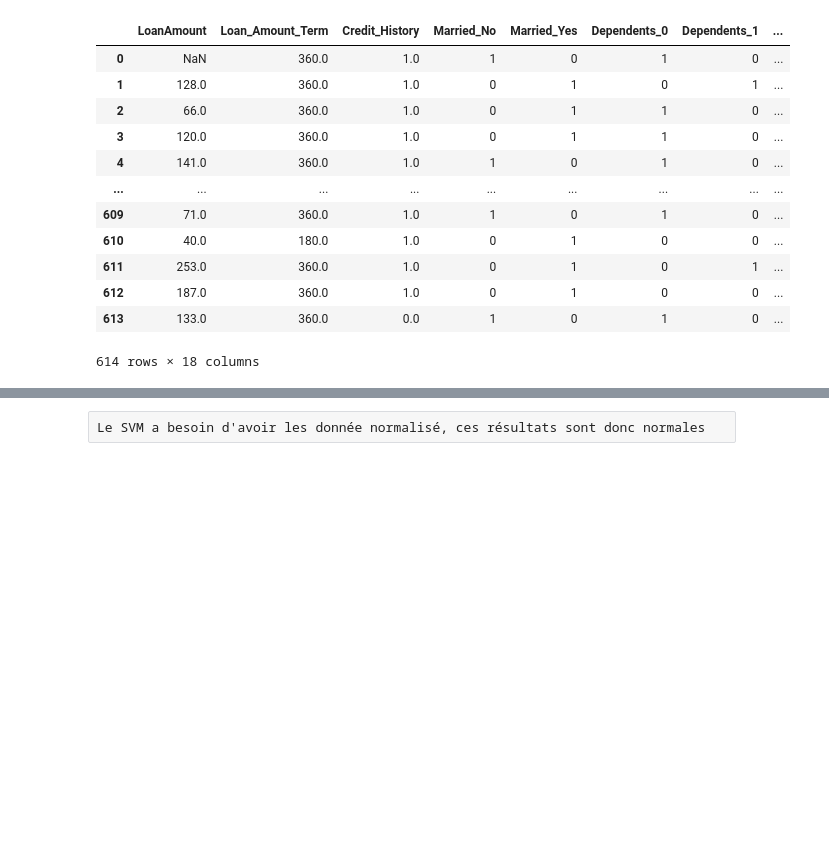
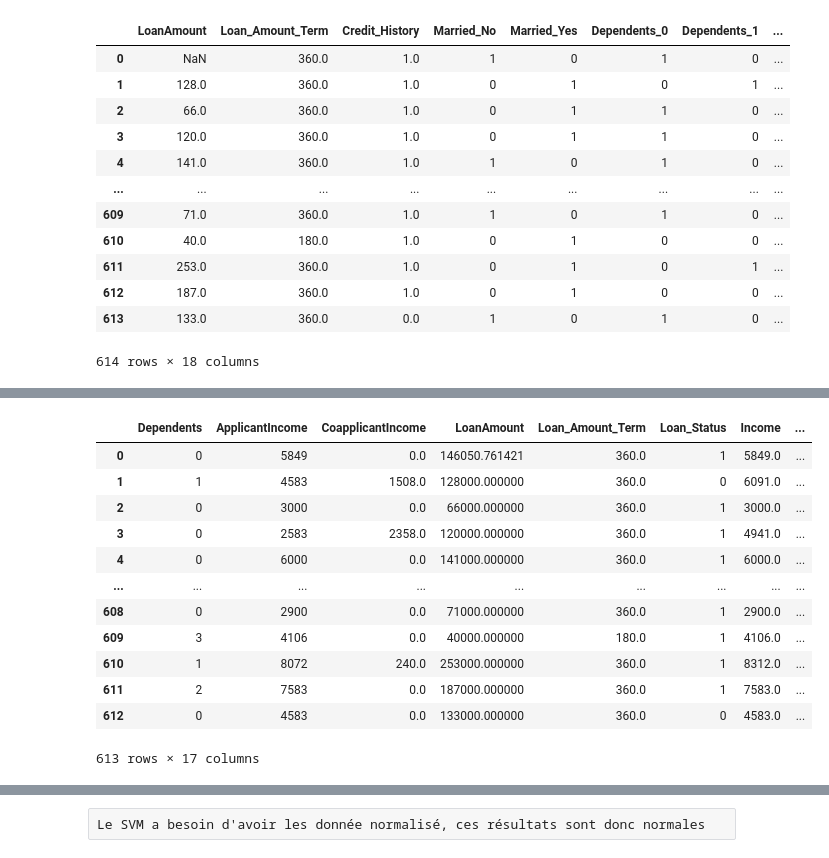
Before and after one commit to Noctwis/finances, a Jupyter notebook: P3/2 - P3_Demise(brouillon).ipynb, the cells around one changed output, grey strips where cells are left out. Cells and saved outputs as stored; diff of their text form; code cells hidden in the pictures; blank space fills up the shorter version.

```diff
--- a/P3/2 - P3_Demise(brouillon).ipynb
+++ b/P3/2 - P3_Demise(brouillon).ipynb
@@ -127,6 +127,22 @@ X = df_demise.drop("Loan_Status", axis=1)
 y = df_demise["Loan_Status"]
 # %%
 X_train, X_test, y_train, y_test = train_test_split(X, y, test_size = 0.2, random_state = 0)
+# %%
+df_demise
+# %% [output]
+|  | Dependents | ApplicantIncome | CoapplicantIncome | LoanAmount | Loan_Amount_Term | Loan_Status | Income | ... |
+| 0 | 0 | 5849 | 0.0 | 146050.761421 | 360.0 | 1 | 5849.0 | ... |
+| 1 | 1 | 4583 | 1508.0 | 128000.000000 | 360.0 | 0 | 6091.0 | ... |
+| 2 | 0 | 3000 | 0.0 | 66000.000000 | 360.0 | 1 | 3000.0 | ... |
+| 3 | 0 | 2583 | 2358.0 | 120000.000000 | 360.0 | 1 | 4941.0 | ... |
+| 4 | 0 | 6000 | 0.0 | 141000.000000 | 360.0 | 1 | 6000.0 | ... |
+| ... | ... | ... | ... | ... | ... | ... | ... | ... |
+| 608 | 0 | 2900 | 0.0 | 71000.000000 | 360.0 | 1 | 2900.0 | ... |
+| 609 | 3 | 4106 | 0.0 | 40000.000000 | 180.0 | 1 | 4106.0 | ... |
+| 610 | 1 | 8072 | 240.0 | 253000.000000 | 360.0 | 1 | 8312.0 | ... |
+| 611 | 2 | 7583 | 0.0 | 187000.000000 | 360.0 | 1 | 7583.0 | ... |
+| 612 | 0 | 4583 | 0.0 | 133000.000000 | 360.0 | 0 | 4583.0 | ... |
+613 rows × 17 columns
 # %%
 X_scaled = pd.DataFrame(preprocessing.scale(X), columns = X.columns)
 # %%
```
Also changed, not shown: parts of 35 cells of this notebook, 5 other files.
